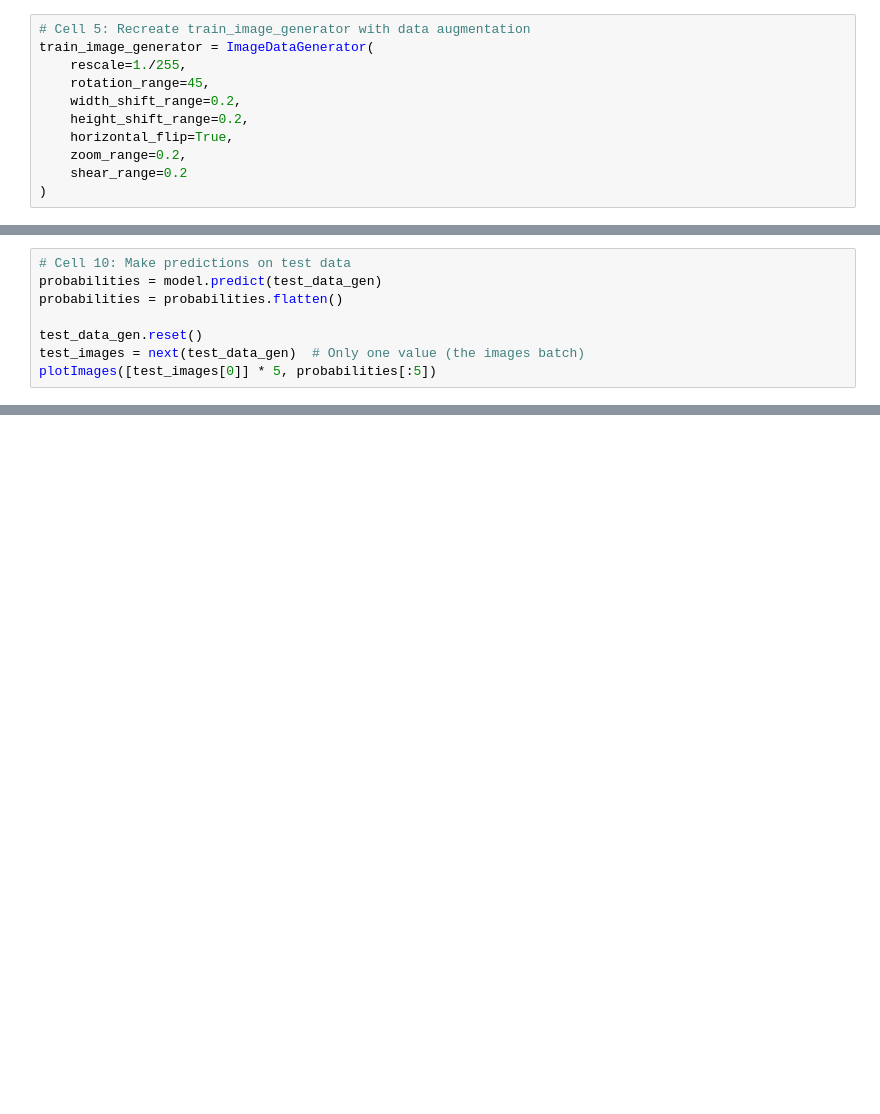
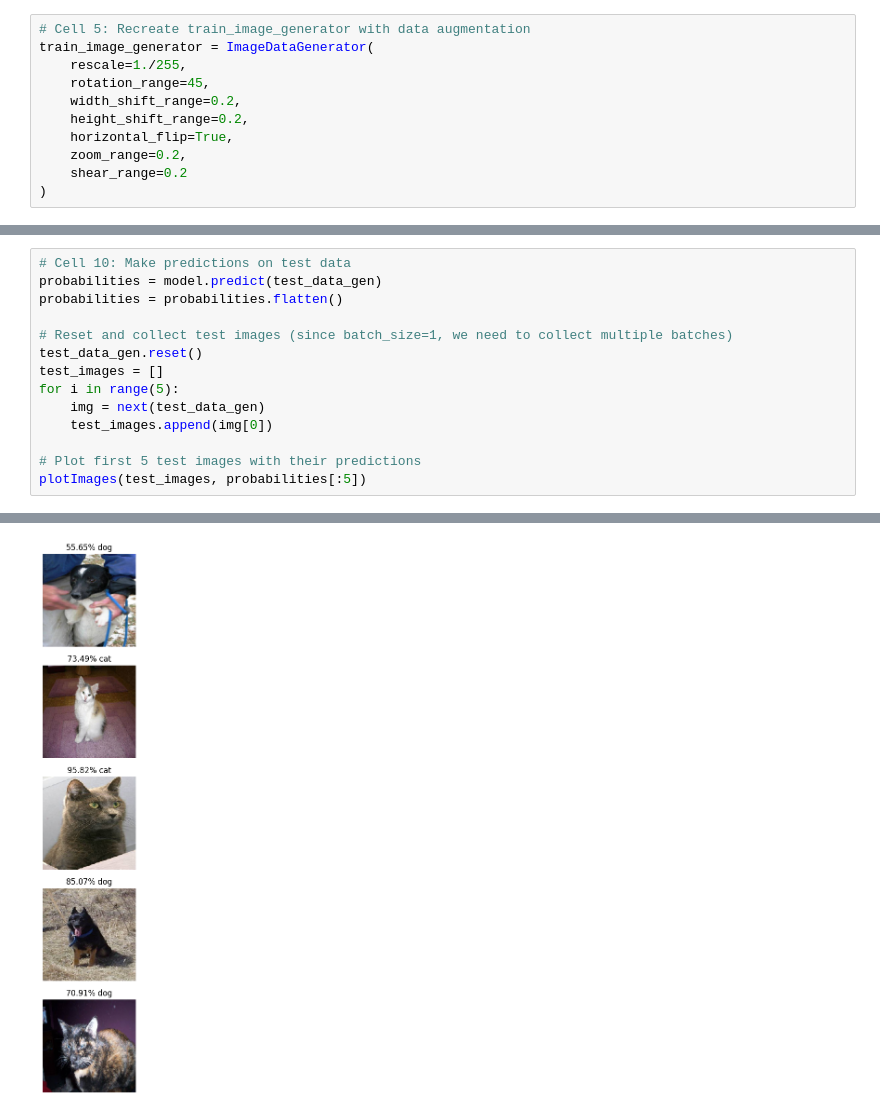
Before and after one commit to AJamesGit01/CatsAndDogs_ImageClassifier, a Jupyter notebook: CatsAndDogsClassifier.ipynb, the cells around one changed output, grey strips where cells are left out. Saved outputs shown, nothing was run; the diff lists cells and outputs as text; blank space fills up the shorter version.

```diff
--- a/CatsAndDogsClassifier.ipynb
+++ b/CatsAndDogsClassifier.ipynb
@@ -160,6 +215,13 @@ plt.show()
 probabilities = model.predict(test_data_gen)
 probabilities = probabilities.flatten()
 
+# Reset and collect test images (since batch_size=1, we need to collect multiple batches)
 test_data_gen.reset()
-test_images = next(test_data_gen)  # Only one value (the images batch)
-plotImages([test_images[0]] * 5, probabilities[:5])
+test_images = []
+for i in range(5):
+    img = next(test_data_gen)
+    test_images.append(img[0])
+
+# Plot first 5 test images with their predictions
+plotImages(test_images, probabilities[:5])
+# %% [output]
@@ -166,3 +229,4 @@ plotImages([test_images[0]] * 5, probabilities[:5])
+[figure, added]
 # %%
 # Cell 11: Check if passed
 answers = [1, 0, 0, 1, 0, 0, 0, 0, 1, 1, 0, 1, 0, 1, 0, 1, 1, 0, 1, 1, 0, 0, 1, 1, 1, 1, 1, 0, 0, 0, 0, 0, 1, 1, 0, 1, 1, 1, 1, 0, 1, 0, 0, 1, 0, 0, 0, 0, 0, 0]
```
Also changed, not shown: parts of 8 cells of this notebook.
